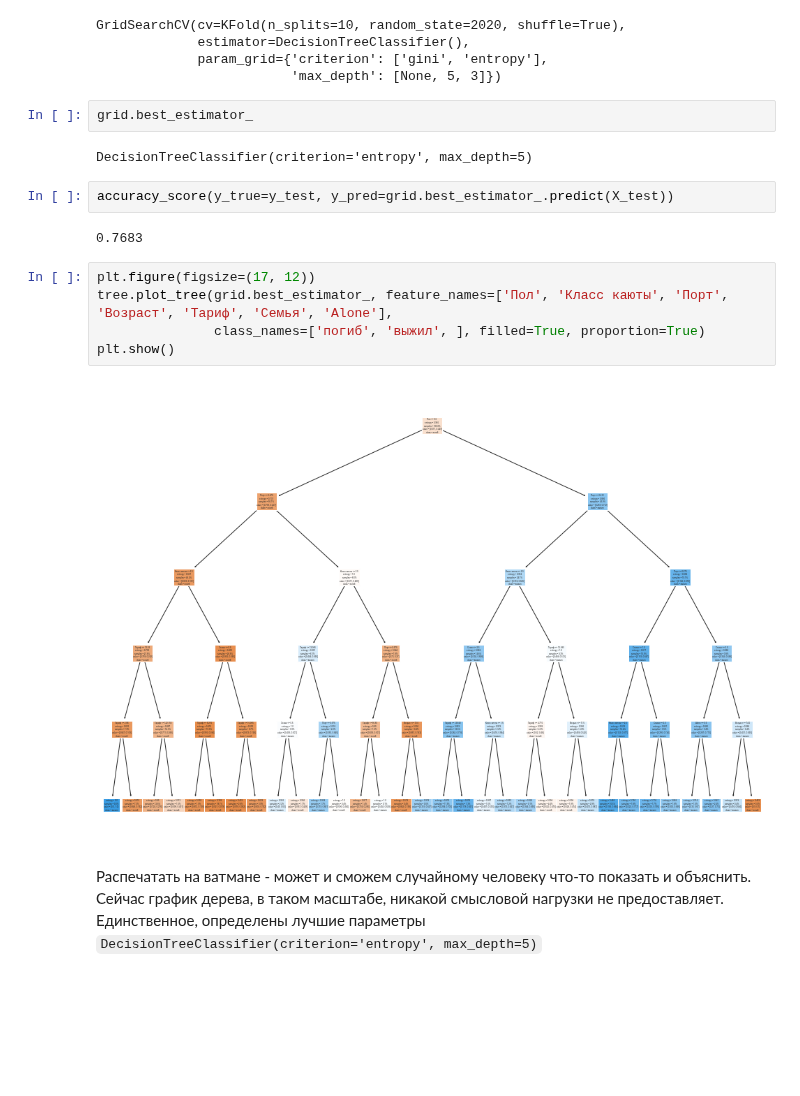
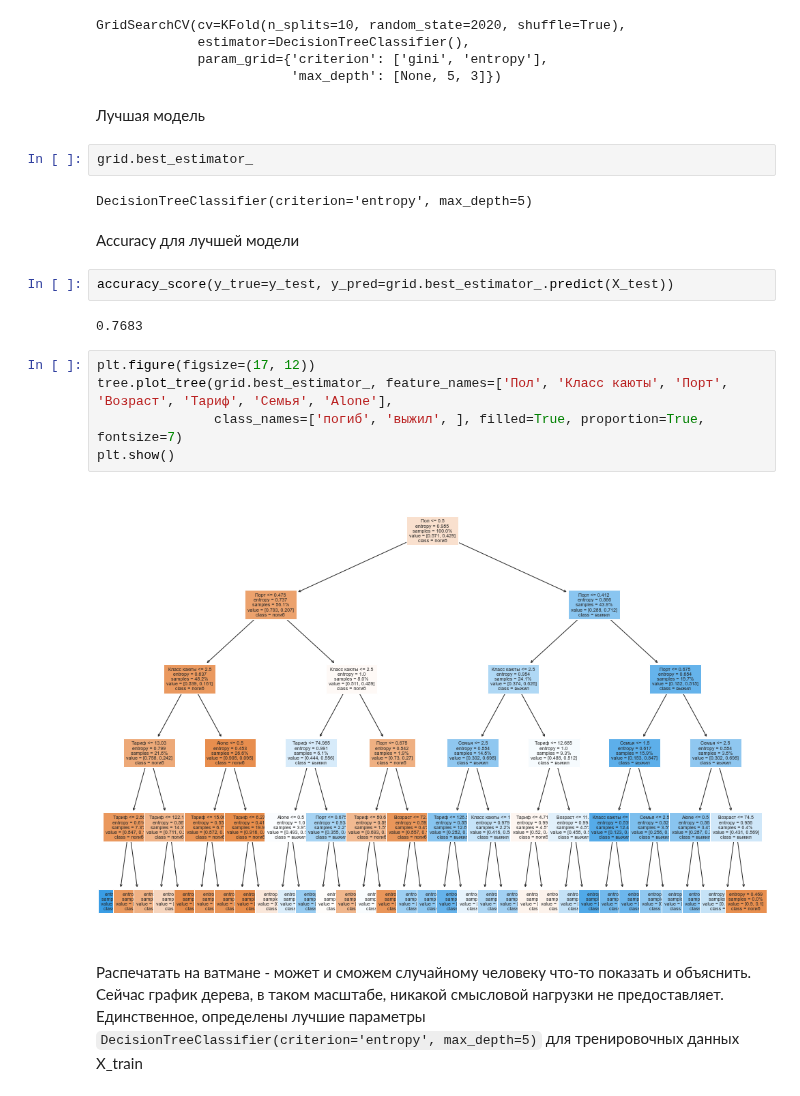
Before and after one commit to githubjeka/ml-intro, a Jupyter notebook: rf_classifier.ipynb, the cells around one changed output. Saved outputs shown, nothing was run; the diff lists cells and outputs as text; blank space fills up the shorter version.

```diff
--- a/rf_classifier.ipynb
+++ b/rf_classifier.ipynb
@@ -878,10 +887,14 @@ GridSearchCV(cv=KFold(n_splits=10, random_state=2020, shuffle=True),
              estimator=DecisionTreeClassifier(),
              param_grid={'criterion': ['gini', 'entropy'],
                          'max_depth': [None, 5, 3]})
+# %% [markdown]
+Лучшая модель
 # %%
 grid.best_estimator_
 # %% [output]
 DecisionTreeClassifier(criterion='entropy', max_depth=5)
+# %% [markdown]
+Accuracy для лучшей модели
 # %%
 accuracy_score(y_true=y_test, y_pred=grid.best_estimator_.predict(X_test))
 # %% [output]
@@ -889,9 +902,9 @@ accuracy_score(y_true=y_test, y_pred=grid.best_estimator_.predict(X_test))
 # %%
 plt.figure(figsize=(17, 12))
 tree.plot_tree(grid.best_estimator_, feature_names=['Пол', 'Класс каюты', 'Порт', 'Возраст', 'Тариф', 'Семья', 'Alone'],
-               class_names=['погиб', 'выжил', ], filled=True, proportion=True)
+               class_names=['погиб', 'выжил', ], filled=True, proportion=True, fontsize=7)
 plt.show()
 # %% [output]
-[figure, old version]
+[figure, new version]
 # %% [markdown]
-Распечатать на ватмане - может и сможем случайному человеку что-то показать и объяснить. Сейчас график дерева, в таком масштабе, никакой смысловой нагрузки не предоставляет. Единственное, определены лучшие параметры `DecisionTreeClassifier(criterion='entropy', max_depth=5)`
+Распечатать на ватмане - может и сможем случайному человеку что-то показать и объяснить. Сейчас график дерева, в таком масштабе, никакой смысловой нагрузки не предоставляет. Единственное, определены лучшие параметры `DecisionTreeClassifier(criterion='entropy', max_depth=5)` для тренировочных данных X_train
```
Also changed, not shown: parts of 7 cells of this notebook.
